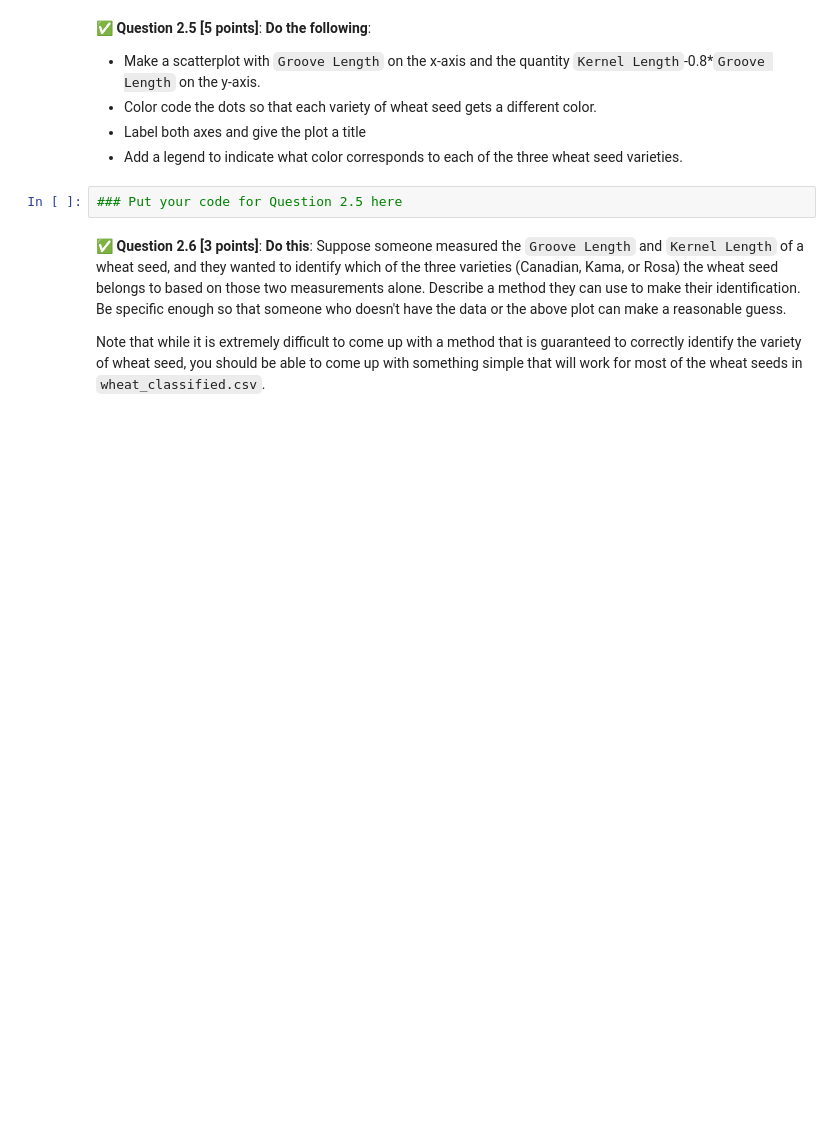
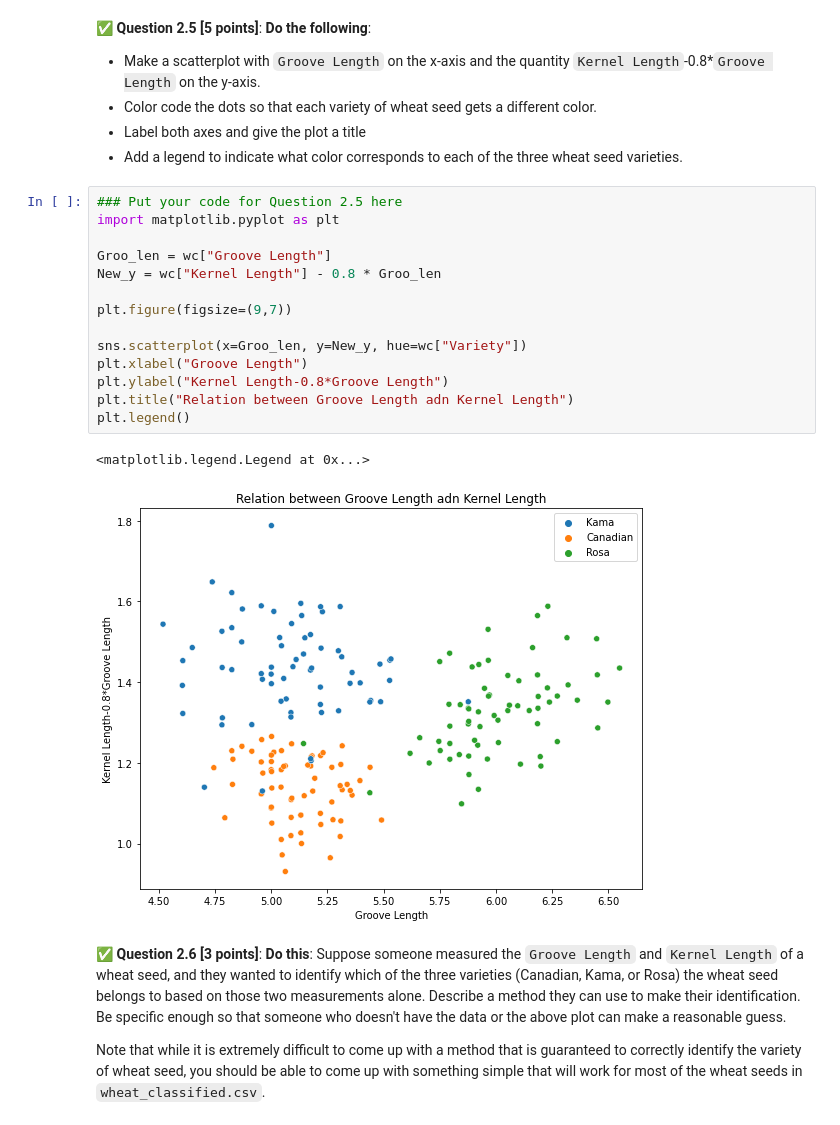
Before and after one commit to silentsiren701/cmse202-s22-turnin, a Jupyter notebook: midterm/CMSE202-Midterm-Section003-STUDENT.ipynb, the cells around one changed output. Saved outputs shown, nothing was run; the diff lists cells and outputs as text; blank space fills up the shorter version.

```diff
--- a/midterm/CMSE202-Midterm-Section003-STUDENT.ipynb
+++ b/midterm/CMSE202-Midterm-Section003-STUDENT.ipynb
@@ -103,8 +134,23 @@ Note, you don't need to supply rigorous mathematical or numerical evidence to ju
 * Color code the dots so that each variety of wheat seed gets a different color.
 * Label both axes and give the plot a title
 * Add a legend to indicate what color corresponds to each of the three wheat seed varieties.
-# %%
-### Put your code for Question 2.5 here
+# %%
+### Put your code for Question 2.5 here
+import matplotlib.pyplot as plt
+
+Groo_len = wc["Groove Length"]
+New_y = wc["Kernel Length"] - 0.8 * Groo_len
+
+plt.figure(figsize=(9,7))
+
+sns.scatterplot(x=Groo_len, y=New_y, hue=wc["Variety"])
+plt.xlabel("Groove Length")
+plt.ylabel("Kernel Length-0.8*Groove Length")
+plt.title("Relation between Groove Length adn Kernel Length")
+plt.legend()
+# %% [output]
+<matplotlib.legend.Legend at 0x...>
+[figure, added]
 # %% [markdown]
 &#9989; **Question 2.6 [3 points]**: **Do this**: Suppose someone measured the `Groove Length` and `Kernel Length` of a wheat seed, and they wanted to identify which of the three varieties (Canadian, Kama, or Rosa) the wheat seed belongs to based on those two measurements alone. Describe a method they can use to make their identification. Be specific enough so that someone who doesn't have the data or the above plot can make a reasonable guess.
 
```
Also changed, not shown: parts of 6 cells of this notebook, 2 other files.
